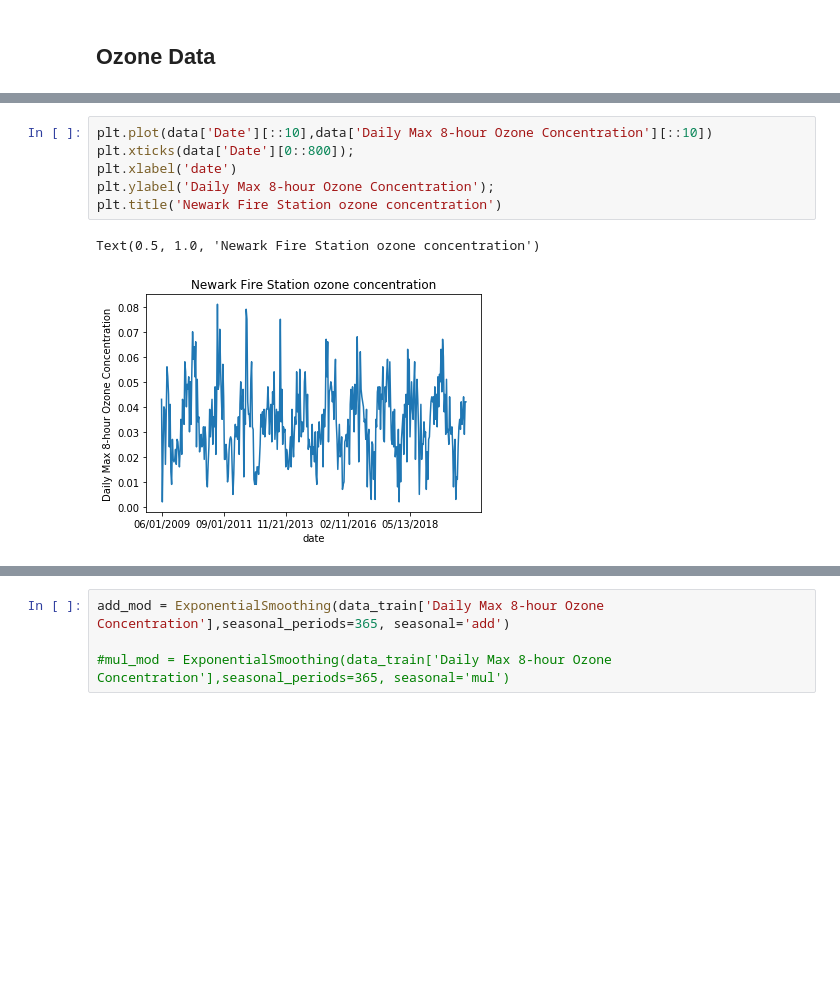
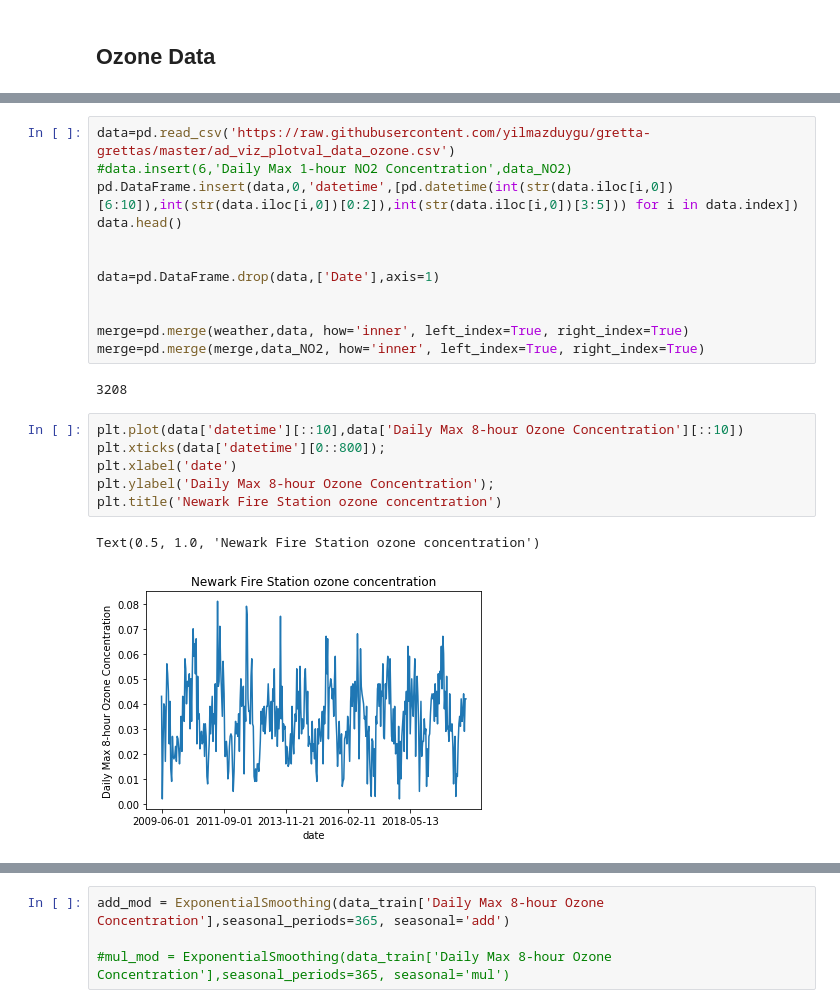
Before and after one commit to yilmazduygu/gretta-grettas, a Jupyter notebook: Time Series and Classification Analysis for Pollutants.ipynb, the cells around one changed output, grey strips where cells are left out. Cells and saved outputs as stored; diff of their text form; blank space fills up the shorter version.

```diff
--- a/Time Series and Classification Analysis for Pollutants.ipynb
+++ b/Time Series and Classification Analysis for Pollutants.ipynb
@@ -242,12 +229,26 @@ data
+# %%
+data=pd.read_csv('https://raw.githubusercontent.com/yilmazduygu/gretta-grettas/master/ad_viz_plotval_data_ozone.csv')
+#data.insert(6,'Daily Max 1-hour NO2 Concentration',data_NO2)
+pd.DataFrame.insert(data,0,'datetime',[pd.datetime(int(str(data.iloc[i,0])[6:10]),int(str(data.iloc[i,0])[0:2]),int(str(data.iloc[i,0])[3:5])) for i in data.index])
+data.head()
+
+
+data=pd.DataFrame.drop(data,['Date'],axis=1)
+
+
+merge=pd.merge(weather,data, how='inner', left_index=True, right_index=True)
+merge=pd.merge(merge,data_NO2, how='inner', left_index=True, right_index=True)
+# %% [output]
+3208
 # %%
-plt.plot(data['Date'][::10],data['Daily Max 8-hour Ozone Concentration'][::10])
-plt.xticks(data['Date'][0::800]);
+plt.plot(data['datetime'][::10],data['Daily Max 8-hour Ozone Concentration'][::10])
+plt.xticks(data['datetime'][0::800]);
 plt.xlabel('date')
 plt.ylabel('Daily Max 8-hour Ozone Concentration');
 plt.title('Newark Fire Station ozone concentration')
 # %% [output]
 Text(0.5, 1.0, 'Newark Fire Station ozone concentration')
-[figure, old version]
+[figure, new version]
 # %%
 data_train= data.iloc[:-365,].copy()
 data_test = data.drop(data_train.index).copy()
```
Also changed, not shown: parts of 25 cells of this notebook.
